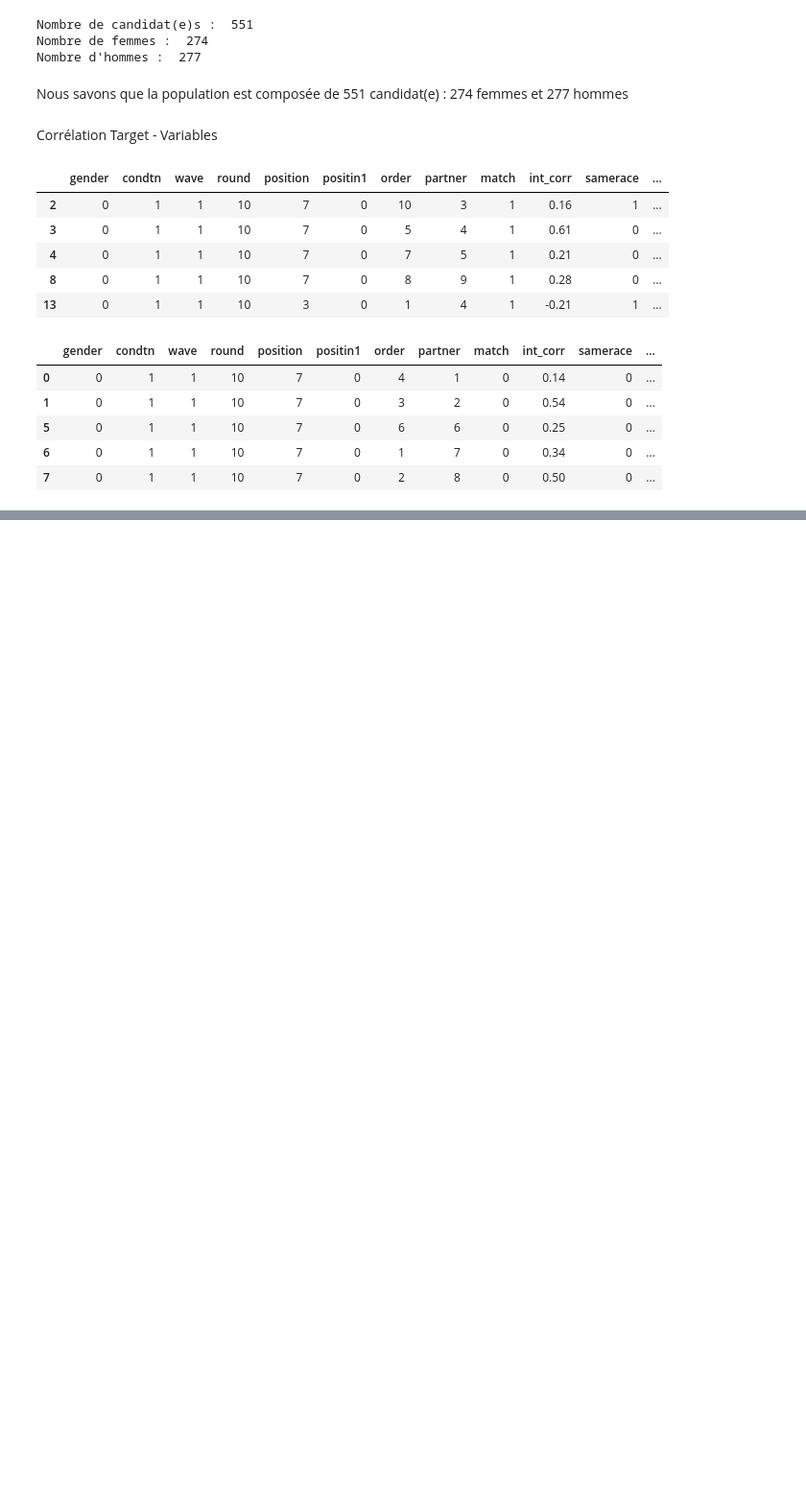
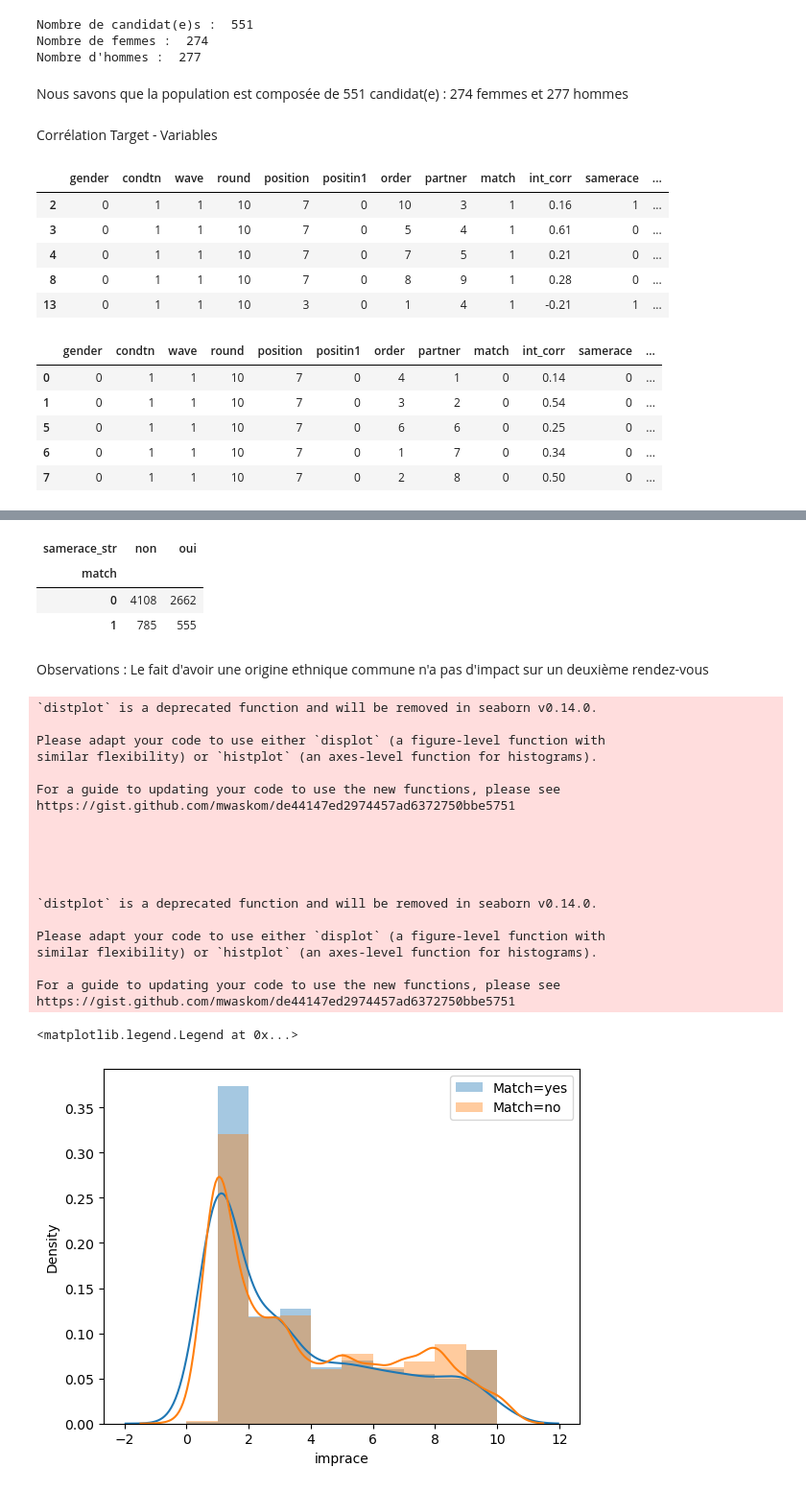
Before and after one commit to dourmiah/Tinder, a Jupyter notebook: Project_Speed_Dating.ipynb, the cells around one changed output, grey strips where cells are left out. Shown at 96% size. Drawn from its saved outputs; the diff is of its cells as text; code cells hidden in the pictures; blank space fills up the shorter version.

```diff
--- a/Project_Speed_Dating.ipynb
+++ b/Project_Speed_Dating.ipynb
@@ -481,0 +563,36 @@ for col in cols:
+# %%
+pd.crosstab(df["match"], df["samerace_str"])
+# %% [output]
+| samerace_str | non | oui |
+| match |  |  |
+| 0 | 4108 | 2662 |
+| 1 | 785 | 555 |
+# %% [markdown]
+Observations : Le fait d'avoir une origine ethnique commune n'a pas d'impact sur un deuxième rendez-vous
+# %%
+plt.figure()
+sns.distplot(match_yes_df["imprace"], label="Match=yes", bins=10)
+sns.distplot(match_no_df["imprace"], label="Match=no", bins=10)
+plt.legend()
+# %% [output]
+`distplot` is a deprecated function and will be removed in seaborn v0.14.0.
+
+Please adapt your code to use either `displot` (a figure-level function with
+similar flexibility) or `histplot` (an axes-level function for histograms).
+
+For a guide to updating your code to use the new functions, please see
+https://gist.github.com/mwaskom/de44147ed2974457ad6372750bbe5751
+
+
+
+
+
+`distplot` is a deprecated function and will be removed in seaborn v0.14.0.
+
+Please adapt your code to use either `displot` (a figure-level function with
+similar flexibility) or `histplot` (an axes-level function for histograms).
+
+For a guide to updating your code to use the new functions, please see
+https://gist.github.com/mwaskom/de44147ed2974457ad6372750bbe5751
+<matplotlib.legend.Legend at 0x...>
+[figure, added]
```
Also changed, not shown: parts of 31 cells of this notebook.
